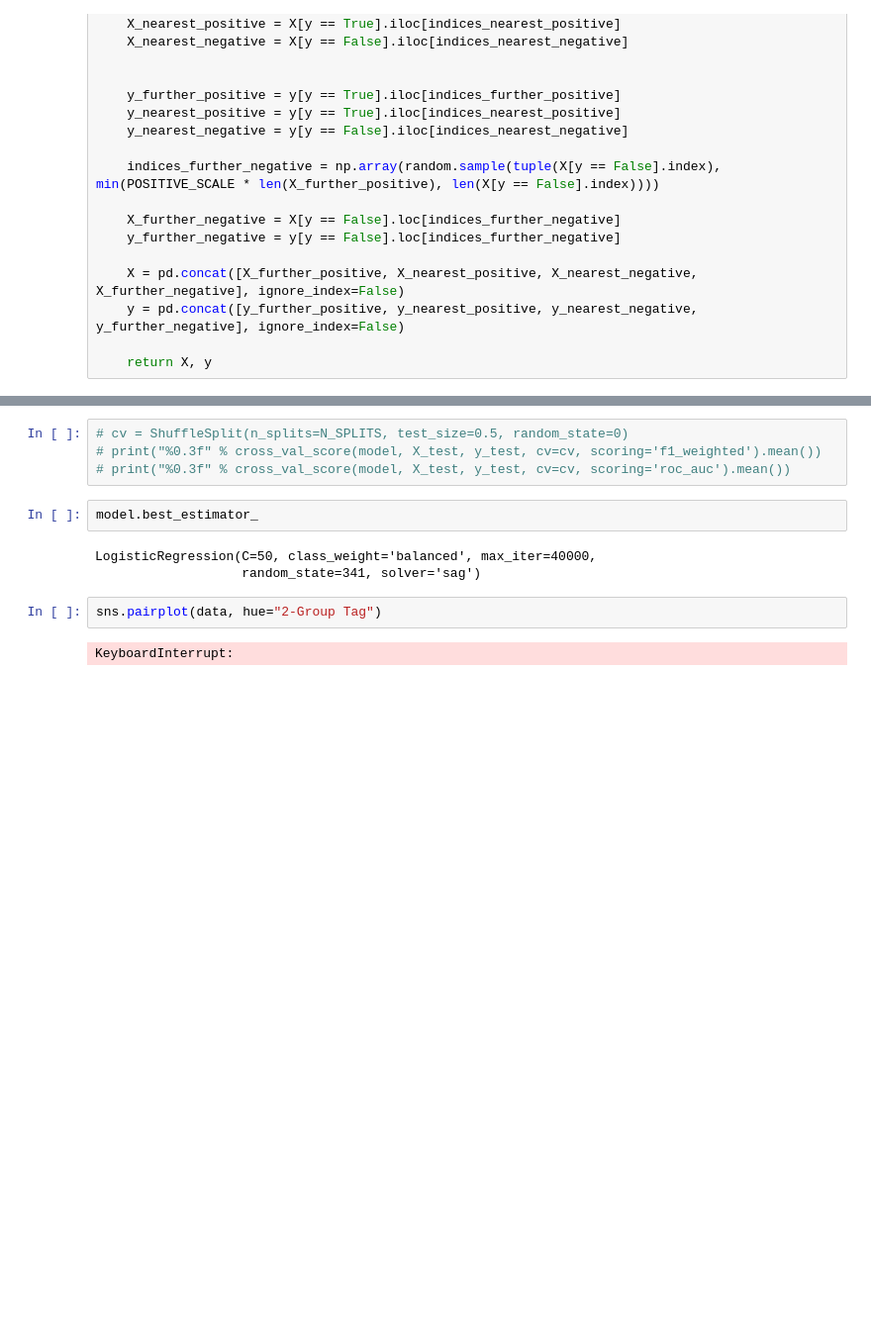
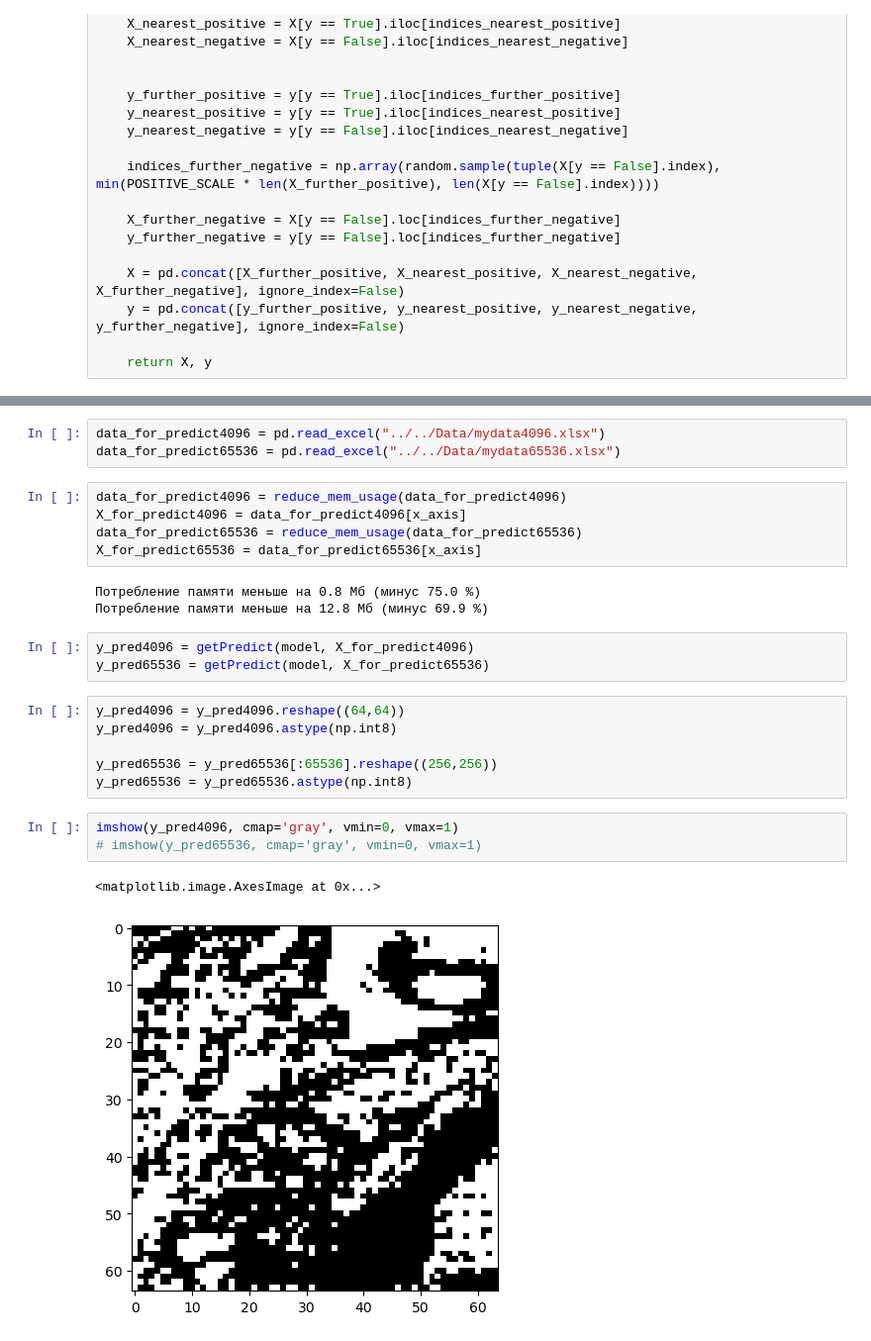
Before and after one commit to Ygrik2003/CourseWork, a Jupyter notebook: src/logistic_model/logistic_model.ipynb, the cells around one changed output, grey strips where cells are left out. Shown at 99% size. Cells and saved outputs as stored; diff of their text form; blank space fills up the shorter version.

```diff
--- a/src/logistic_model/logistic_model.ipynb
+++ b/src/logistic_model/logistic_model.ipynb
@@ -258,13 +265,26 @@ https://scikit-learn.org/stable/model_persistence.html#security-maintainability-
-# %%
-# cv = ShuffleSplit(n_splits=N_SPLITS, test_size=0.5, random_state=0)
-# print("%0.3f" % cross_val_score(model, X_test, y_test, cv=cv, scoring='f1_weighted').mean())
-# print("%0.3f" % cross_val_score(model, X_test, y_test, cv=cv, scoring='roc_auc').mean())
-# %%
-model.best_estimator_
-# %% [output]
-LogisticRegression(C=50, class_weight='balanced', max_iter=40000,
-                   random_state=341, solver='sag')
-# %%
-sns.pairplot(data, hue="2-Group Tag")
-# %% [output]
-KeyboardInterrupt:
+# %%
+data_for_predict4096 = pd.read_excel("../../Data/mydata4096.xlsx")
+data_for_predict65536 = pd.read_excel("../../Data/mydata65536.xlsx")
+# %%
+data_for_predict4096 = reduce_mem_usage(data_for_predict4096)
+X_for_predict4096 = data_for_predict4096[x_axis]
+data_for_predict65536 = reduce_mem_usage(data_for_predict65536)
+X_for_predict65536 = data_for_predict65536[x_axis]
+# %% [output]
+Потребление памяти меньше на 0.8 Мб (минус 75.0 %)
+Потребление памяти меньше на 12.8 Мб (минус 69.9 %)
+# %%
+y_pred4096 = getPredict(model, X_for_predict4096)
+y_pred65536 = getPredict(model, X_for_predict65536)
+# %%
+y_pred4096 = y_pred4096.reshape((64,64))
+y_pred4096 = y_pred4096.astype(np.int8)
+
+y_pred65536 = y_pred65536[:65536].reshape((256,256))
+y_pred65536 = y_pred65536.astype(np.int8)
+# %%
+imshow(y_pred4096, cmap='gray', vmin=0, vmax=1)
+# imshow(y_pred65536, cmap='gray', vmin=0, vmax=1)
+# %% [output]
+<matplotlib.image.AxesImage at 0x...>
+[figure, added]
```
Also changed, not shown: parts of 10 cells of this notebook, 41 other files.
